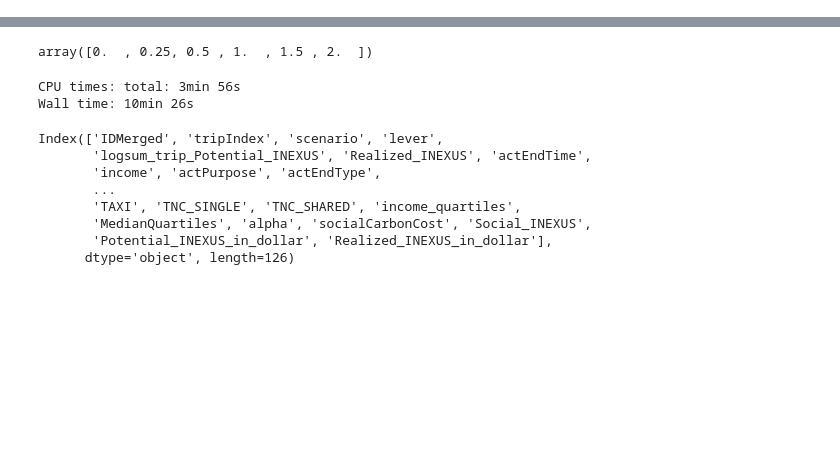
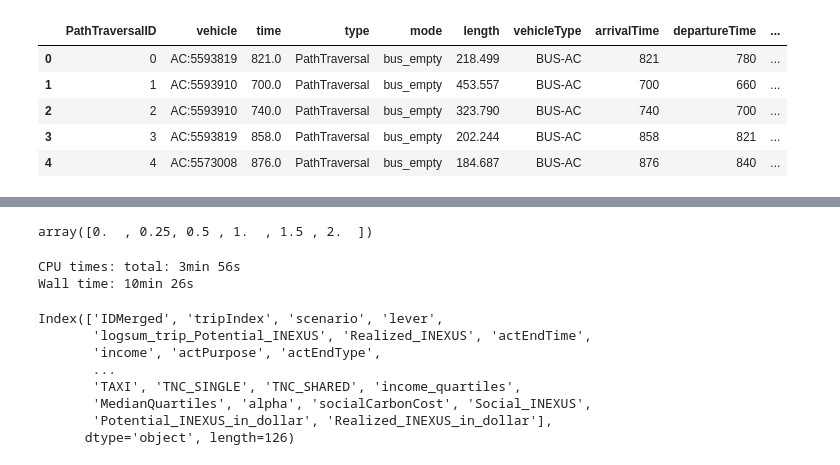
Before and after one commit to LBNL-UCB-STI/beam-core-analysis, a Jupyter notebook: Users/Nazanin/Check_Person_Trip_Level_Files.ipynb, the cells around one changed output, grey strips where cells are left out. Drawn from its saved outputs; the diff is of its cells as text; code cells hidden in the pictures; blank space fills up the shorter version.

```diff
--- a/Users/Nazanin/Check_Person_Trip_Level_Files.ipynb
+++ b/Users/Nazanin/Check_Person_Trip_Level_Files.ipynb
@@ -32,5 +74,7 @@ pd.options.display.max_rows = None
 # %%
 %%time
-baseline2018 = "https://beam-core-act.s3.amazonaws.com/deepDive/CleanData/SanFrancisco/Baseline/"
-sfbase = pd.read_csv(baseline2018 + 'sf_2018_base_utilities.csv')
+s3 = boto3.client("s3")
+key = "pilates-outputs/sfbay-baseline-20221220/postprocessOutputs/year-2012-iteration-2/vehicles.csv.gz"  #the path should be updated
+obj = s3.get_object(Bucket="beam-outputs", Key=key)
+sfbase = pd.read_csv(obj['Body'], compression = 'gzip')
 # %% [output]
@@ -38,2 +83,11 @@ HTTPError: HTTP Error 404: Not Found
+# %%
+sfbase.head()
+# %% [output]
+|  | PathTraversalID | vehicle | time | type | mode | length | vehicleType | arrivalTime | departureTime | ... |
+| 0 | 0 | AC:5593819 | 821.0 | PathTraversal | bus_empty | 218.499 | BUS-AC | 821 | 780 | ... |
+| 1 | 1 | AC:5593910 | 700.0 | PathTraversal | bus_empty | 453.557 | BUS-AC | 700 | 660 | ... |
+| 2 | 2 | AC:5593910 | 740.0 | PathTraversal | bus_empty | 323.790 | BUS-AC | 740 | 700 | ... |
+| 3 | 3 | AC:5593819 | 858.0 | PathTraversal | bus_empty | 202.244 | BUS-AC | 858 | 821 | ... |
+| 4 | 4 | AC:5573008 | 876.0 | PathTraversal | bus_empty | 184.687 | BUS-AC | 876 | 840 | ... |
 # %%
 %%time
```
Also changed, not shown: parts of 7 cells of this notebook, 10 other files.
